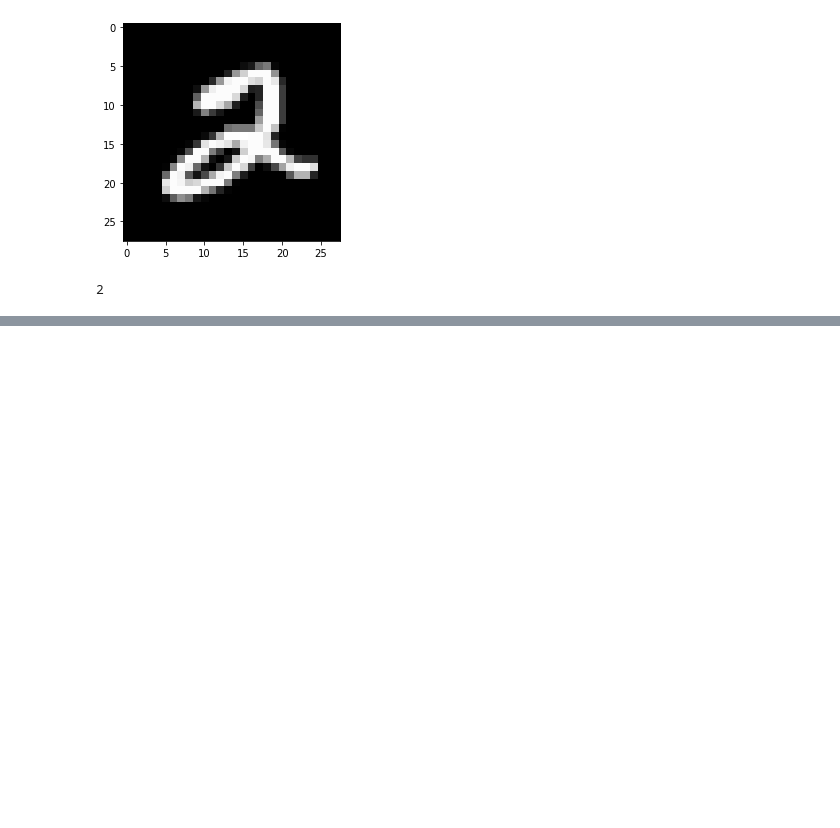
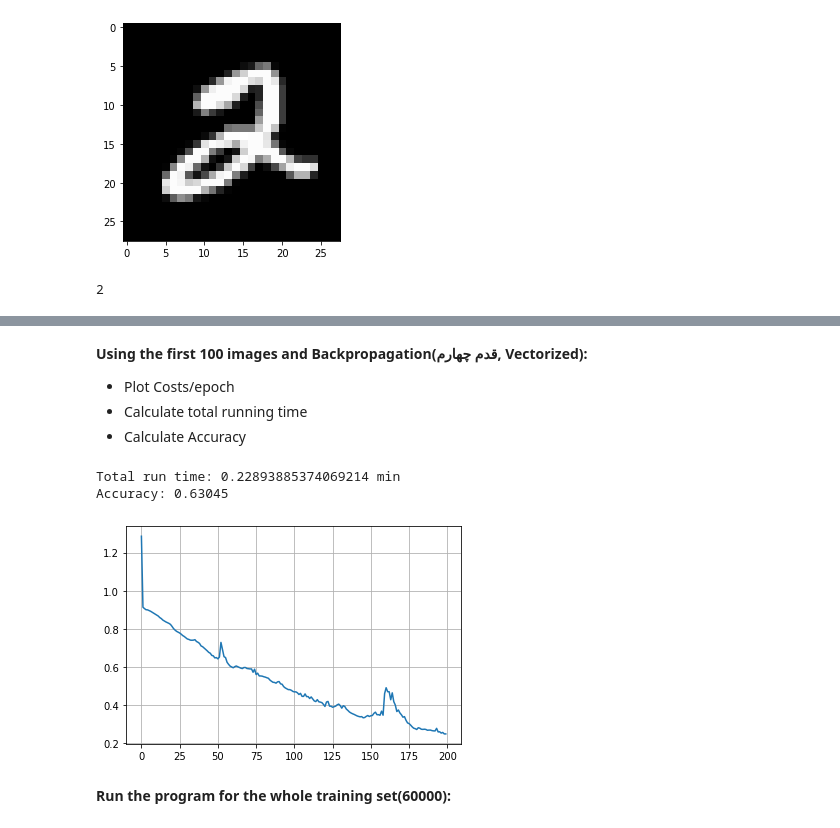
Before and after one commit to pwdz/MNIST_NN, a Jupyter notebook: MNIST.ipynb, the cells around one changed output, grey strips where cells are left out. Cells and saved outputs as stored; diff of their text form; code cells hidden in the pictures; blank space fills up the shorter version.

```diff
--- a/MNIST.ipynb
+++ b/MNIST.ipynb
@@ -140,0 +362,18 @@ Accuracy: 0.11
+# %% [markdown]
+**Using the first 100 images and Backpropagation(قدم چهارم, Vectorized):**
+- Plot Costs/epoch
+- Calculate total running time
+- Calculate Accuracy
+# %%
+number_of_epochs2 = 200
+total_time2, total_accuracy2, costPerEpoch2, _, _, _, _, _, _ = nn_vectorized(train_set, number_of_epochs=number_of_epochs2)
+
+print("Total run time:", total_time2/60, "min")
+print("Accuracy:", total_accuracy2)
+plot(np.arange(0, number_of_epochs2, step = 1), costPerEpoch2)
+# %% [output]
+Total run time: 0.22893885374069214 min
+Accuracy: 0.63045
+[figure, added]
+# %% [markdown]
+**Run the program for the whole training set(60000):**
```
Also changed, not shown: parts of 37 cells of this notebook, 1 other file.
